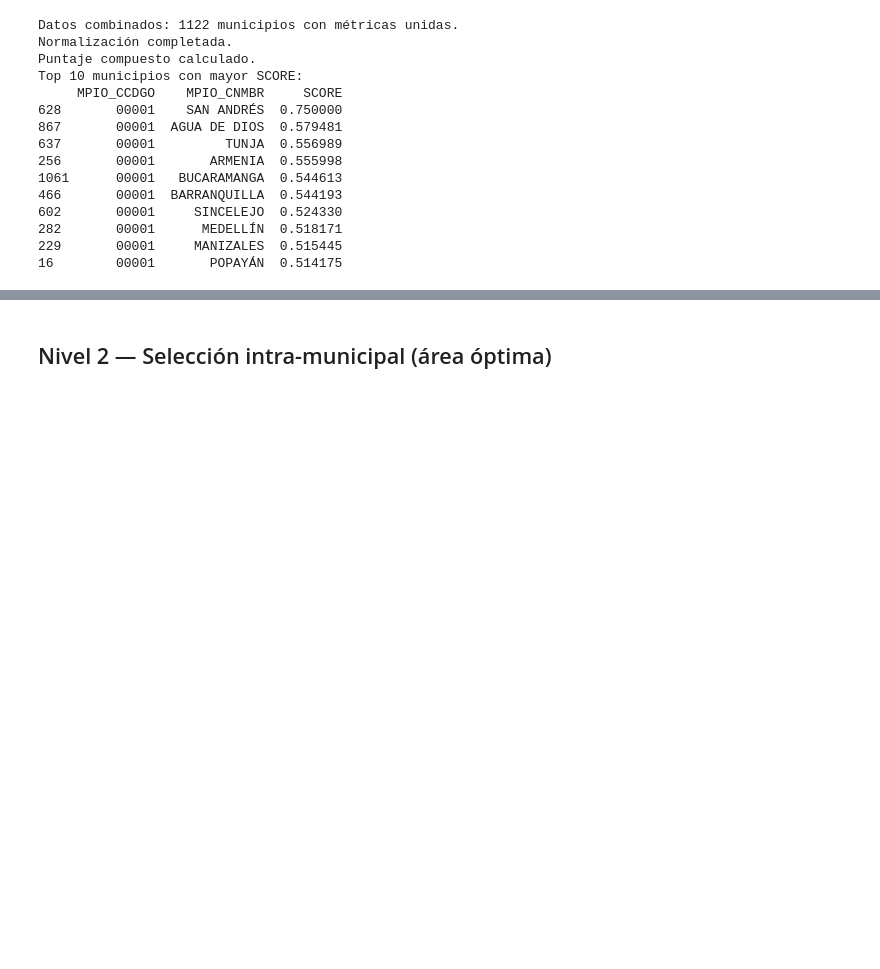
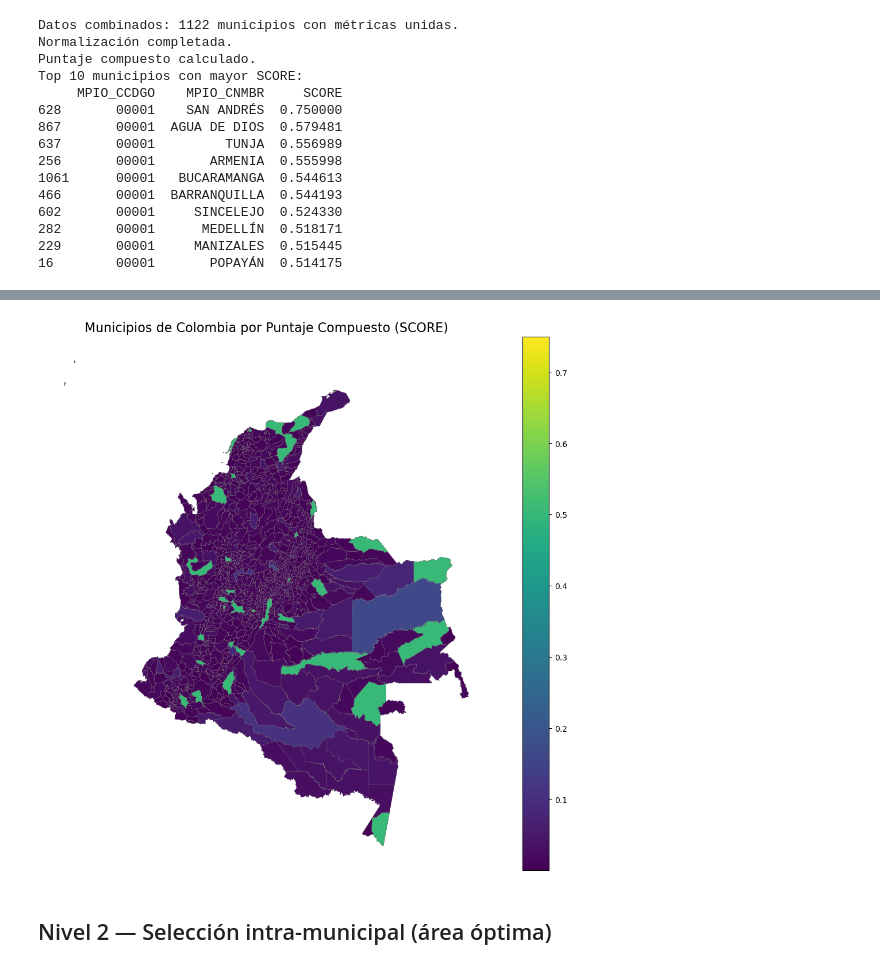
Before and after one commit to DanielaRayo/prog_sig, a Jupyter notebook: Workshop6_SpatialOpertaions_Vector_Data.ipynb, the cells around one changed output, grey strips where cells are left out. Cells and saved outputs as stored; diff of their text form; code cells hidden in the pictures; blank space fills up the shorter version.

```diff
--- a/Workshop6_SpatialOpertaions_Vector_Data.ipynb
+++ b/Workshop6_SpatialOpertaions_Vector_Data.ipynb
@@ -363,3 +466,30 @@ Top 10 municipios con mayor SCORE:
+# %%
+# Unir el SCORE con geometría
+gdf_scores = gdf_mun[['MPIO_CCDGO', 'geometry']].merge(
+    mun_scores[['MPIO_CCDGO', 'SCORE']], on='MPIO_CCDGO', how='left'
+)
+
+# Crear mapa
+fig, ax = plt.subplots(figsize=(12, 10))
+
+# Plot del choropleth
+gdf_scores.plot(
+    column='SCORE',
+    cmap='viridis',
+    linewidth=0.2,
+    edgecolor='gray',
+    legend=True,
+    ax=ax
+)
+
+# Ajustes de visualización
+ax.set_title('Municipios de Colombia por Puntaje Compuesto (SCORE)', fontsize=16)
+ax.axis('off')
+
+plt.tight_layout()
+plt.show()
+# %% [output]
+[figure, added]
 # %% [markdown]
 ## Nivel 2 — Selección intra-municipal (área óptima)
 # %% [markdown]
```
Also changed, not shown: parts of 32 cells of this notebook.
